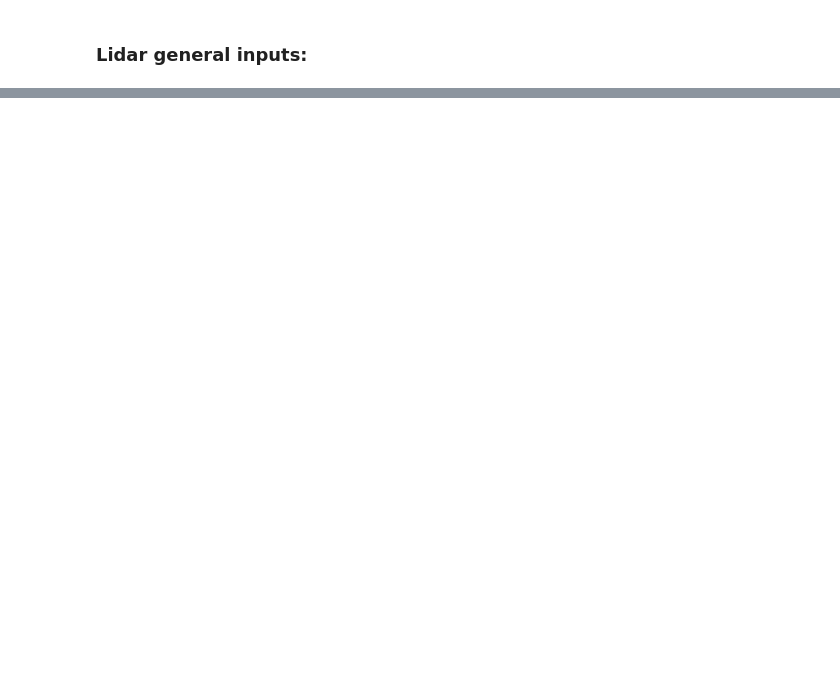
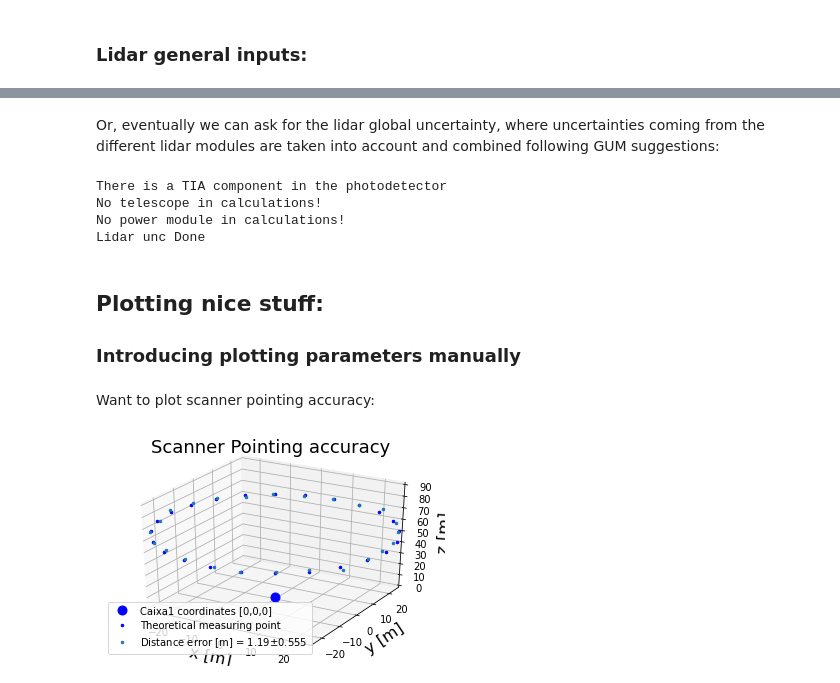
Before and after one commit to SWE-UniStuttgart/Qlunc, a Jupyter notebook: Main/Qlunc_NoteBook_WorkingExample.ipynb, the cells around one changed output, grey strips where cells are left out. Cells and saved outputs as stored; diff of their text form; code cells hidden in the pictures; blank space fills up the shorter version.

```diff
--- a/Main/Qlunc_NoteBook_WorkingExample.ipynb
+++ b/Main/Qlunc_NoteBook_WorkingExample.ipynb
@@ -172,0 +248,59 @@ Lidar_inputs = lidar_gral_inp(name        = Qlunc_yaml_inputs['Components']['Lid
+# %% [markdown]
+Or,  eventually we can ask for the lidar global uncertainty, where uncertainties coming from the different lidar modules are taken into account and combined following GUM suggestions:
+# %%
+Lidar_Uncertainty = Lidar.Uncertainty(Lidar,Atmospheric_Scenario,cts)
+# %% [output]
+There is a TIA component in the photodetector
+No telescope in calculations!
+No power module in calculations!
+Lidar unc Done
+# %% [markdown]
+## Plotting nice stuff:
+### Introducing plotting parameters manually
+# %%
+# Plotting parameters:
+plot_param={
+            'axes_label_fontsize' : 16,
+            'textbox_fontsize'    : 14,
+            'title_fontsize'      : 18,
+            'suptitle_fontsize'   : 23,
+            'legend_fontsize'     : 12,
+            'xlim'                : [-25,25],
+            'ylim'                : [-25,25],
+            'zlim'                : [0,90],
+            'markersize'          : 5,
+            'markersize_lidar'    : 9,
+            'marker'              : '.',
+            'markerTheo'          : '.b',
+            'tick_labelrotation'  : 45,
+            'Qlunc_version'       : 'Qlunc Version - 0.9'
+           }
+# %% [markdown]
+Want to plot scanner pointing accuracy:
+# %%
+if flags.flag_plot_measuring_points_pattern:
+
+    # Calling Scanner uncertainty to plot the graphics
+    Scanner_Data1 = Lidar.optics.scanner.Uncertainty(Lidar,Atmospheric_Scenario,cts)
+
+
+    # Creating the figure and the axes
+    fig,axs4 = plt.subplots()
+    axs4=plt.axes(projection='3d')
+
+    # Plotting
+    axs4.plot([Lidar.optics.scanner.origin[0]],[Lidar.optics.scanner.origin[1]],[Lidar.optics.scanner.origin[2]],'ob',label='{} coordinates [{},{},{}]'.format(Lidar.LidarID,Lidar.optics.scanner.origin[0],Lidar.optics.scanner.origin[1],Lidar.optics.scanner.origin[2]),markersize=plot_param['markersize_lidar'])
+    axs4.plot(Scanner_Data1['MeasPoint_Coordinates'][0],Scanner_Data1['MeasPoint_Coordinates'][1],Scanner_Data1['MeasPoint_Coordinates'][2],plot_param['markerTheo'],markersize=plot_param['markersize'],label='Theoretical measuring point')
+    axs4.plot(Scanner_Data1['NoisyMeasPoint_Coordinates'][0],Scanner_Data1['NoisyMeasPoint_Coordinates'][1],Scanner_Data1['NoisyMeasPoint_Coordinates'][2],plot_param['marker'],markersize=plot_param['markersize'],label='Distance error [m] = {0:.3g}$\pm${1:.3g}'.format(np.mean(Scanner_Data1['Simu_Mean_Distance']),np.mean(Scanner_Data1['STDV_Distance'])))
+
+    # Setting labels, legend, title and axes limits:
+    axs4.set_xlabel('x [m]',fontsize=plot_param['axes_label_fontsize'])#,orientation=plot_param['tick_labelrotation'])
+    axs4.set_ylabel('y [m]',fontsize=plot_param['axes_label_fontsize'])#,orientation=plot_param['tick_labelrotation'])
+    axs4.set_zlabel('z [m]',fontsize=plot_param['axes_label_fontsize'])
+    axs4.set_title('Scanner Pointing accuracy',fontsize=plot_param['title_fontsize'])
+    axs4.legend()
+    axs4.set_xlim3d(plot_param['xlim'][0],plot_param['xlim'][1])
+    axs4.set_ylim3d(plot_param['ylim'][0],plot_param['ylim'][1])
+    axs4.set_zlim3d(plot_param['zlim'][0],plot_param['zlim'][1])
+# %% [output]
+[figure, added]
```
Also changed, not shown: parts of 17 cells of this notebook.
